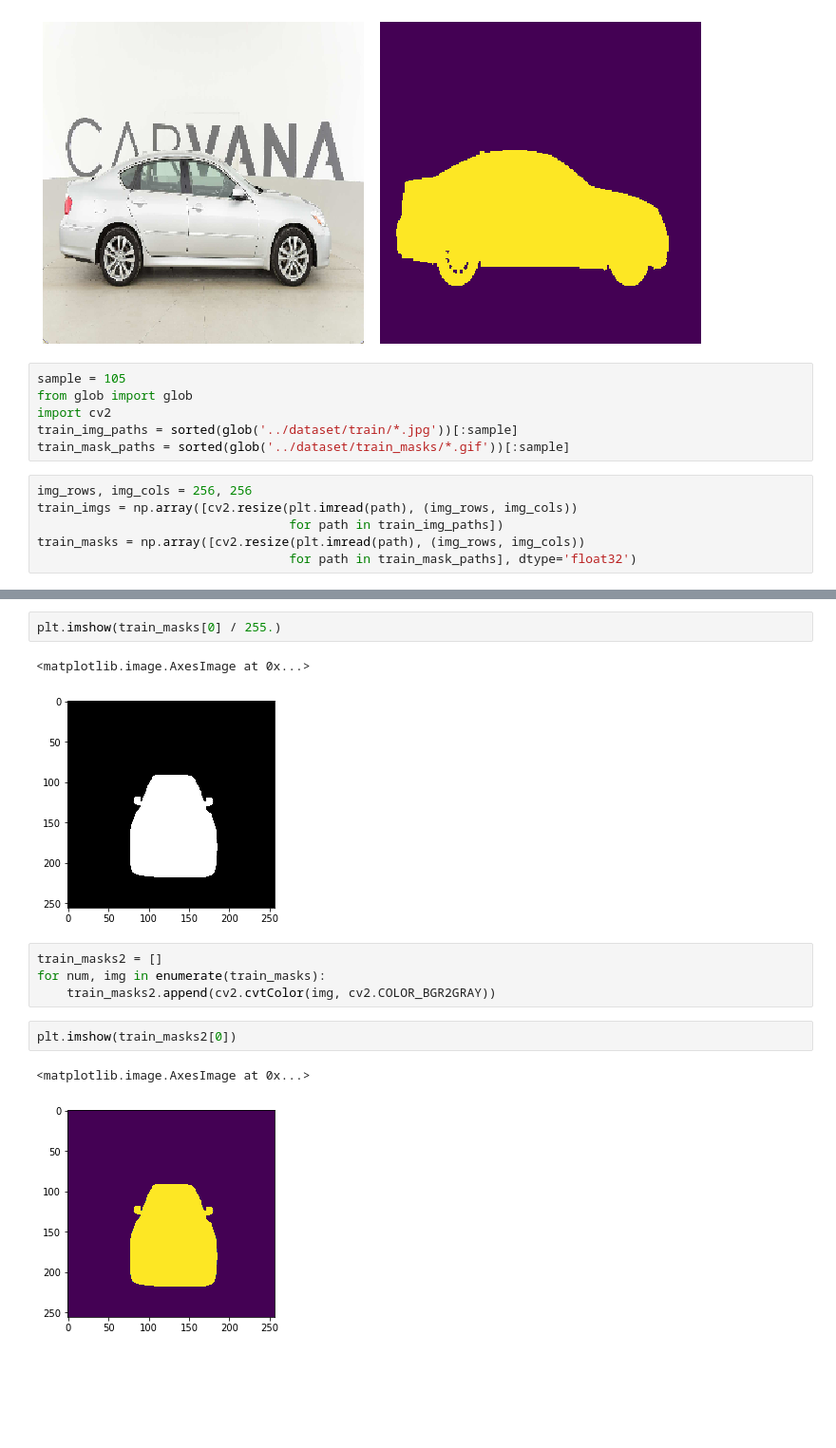
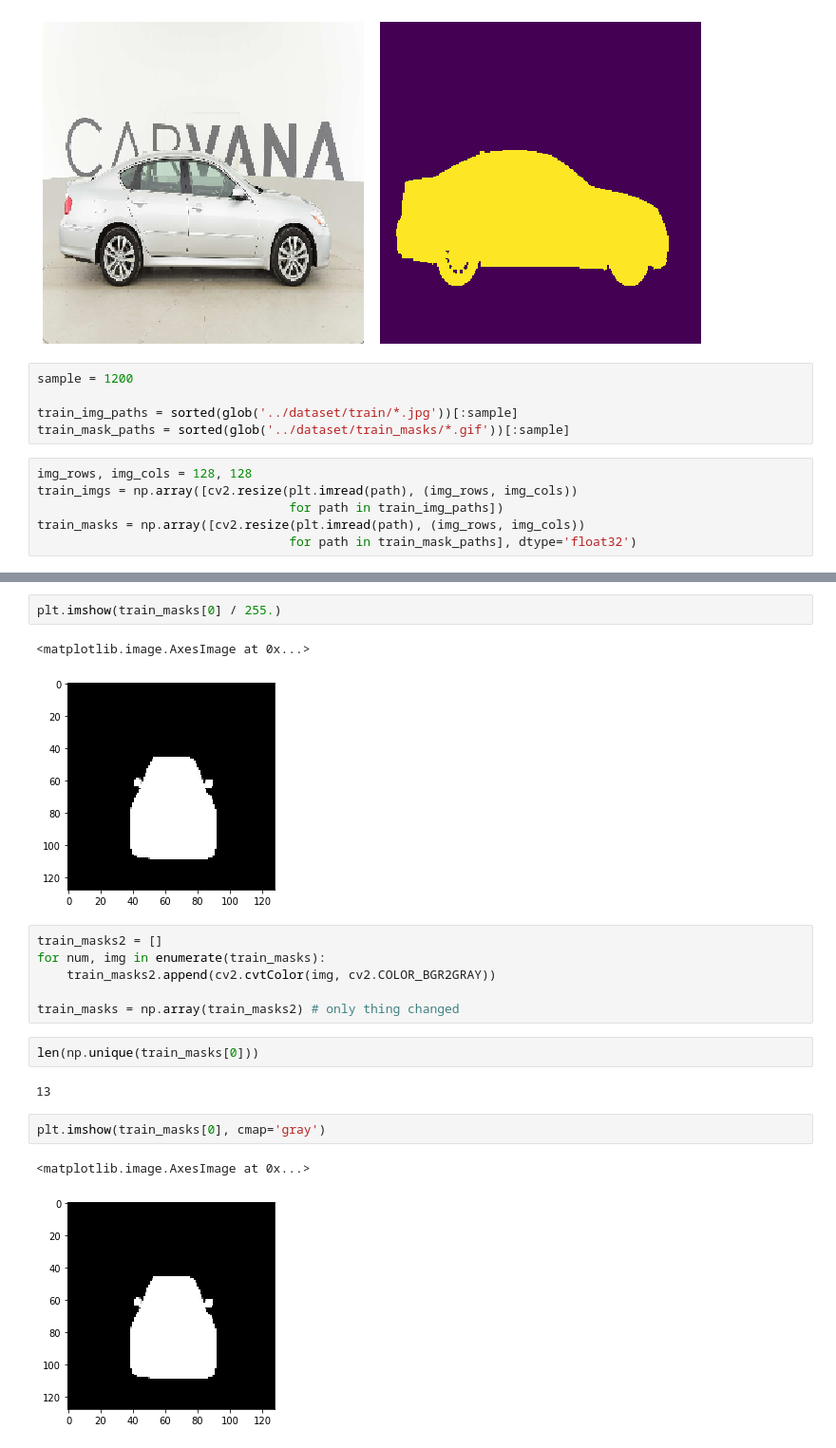
Before and after one commit to jpbacher/image-segmentation, a Jupyter notebook: notebooks/explore.ipynb, the cells around one changed output, grey strips where cells are left out. Shown at 95% size. Drawn from its saved outputs; the diff is of its cells as text; blank space fills up the shorter version.

```diff
--- a/notebooks/explore.ipynb
+++ b/notebooks/explore.ipynb
@@ -65,13 +77,12 @@ plot_img_mask(img, mask)
 (256, 256, 3) (256, 256, 1)
 [figure]
 # %%
-sample = 105
-from glob import glob
-import cv2
+sample = 1200
+
 train_img_paths = sorted(glob('../dataset/train/*.jpg'))[:sample]
 train_mask_paths = sorted(glob('../dataset/train_masks/*.gif'))[:sample]
 # %%
-img_rows, img_cols = 256, 256
+img_rows, img_cols = 128, 128
 train_imgs = np.array([cv2.resize(plt.imread(path), (img_rows, img_cols))
                                   for path in train_img_paths])
 train_masks = np.array([cv2.resize(plt.imread(path), (img_rows, img_cols))
@@ -91,13 +102,19 @@ plt.imshow(train_imgs[0])
 plt.imshow(train_masks[0] / 255.)
 # %% [output]
 <matplotlib.image.AxesImage at 0x...>
-[figure, old version]
+[figure, new version]
 # %%
 train_masks2 = []
 for num, img in enumerate(train_masks):
     train_masks2.append(cv2.cvtColor(img, cv2.COLOR_BGR2GRAY))
+
+train_masks = np.array(train_masks2) # only thing changed
+# %%
+len(np.unique(train_masks[0]))
+# %% [output]
+13
 # %%
-plt.imshow(train_masks2[0])
+plt.imshow(train_masks[0], cmap='gray')
 # %% [output]
 <matplotlib.image.AxesImage at 0x...>
-[figure, old version]
+[figure, new version]
```
Also changed, not shown: parts of 34 cells of this notebook.
